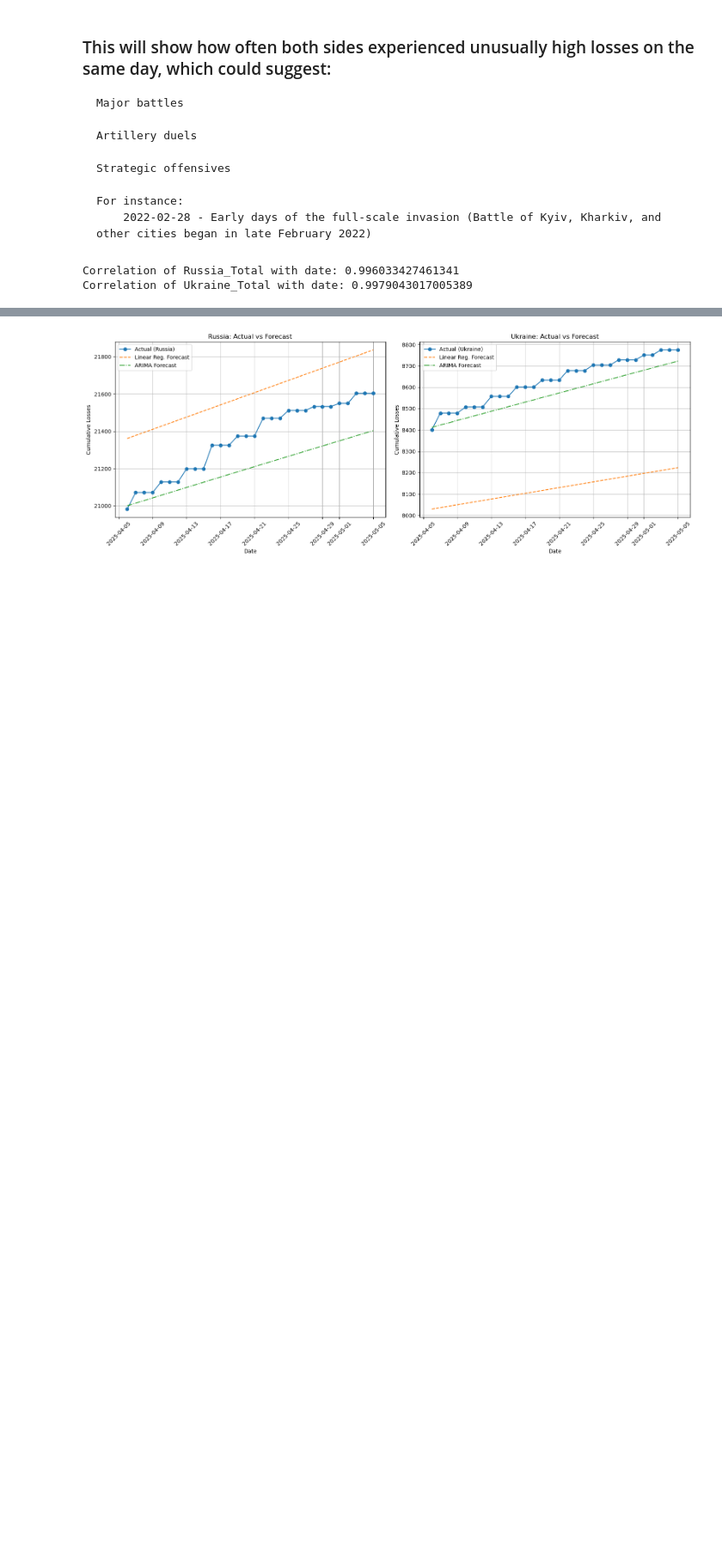
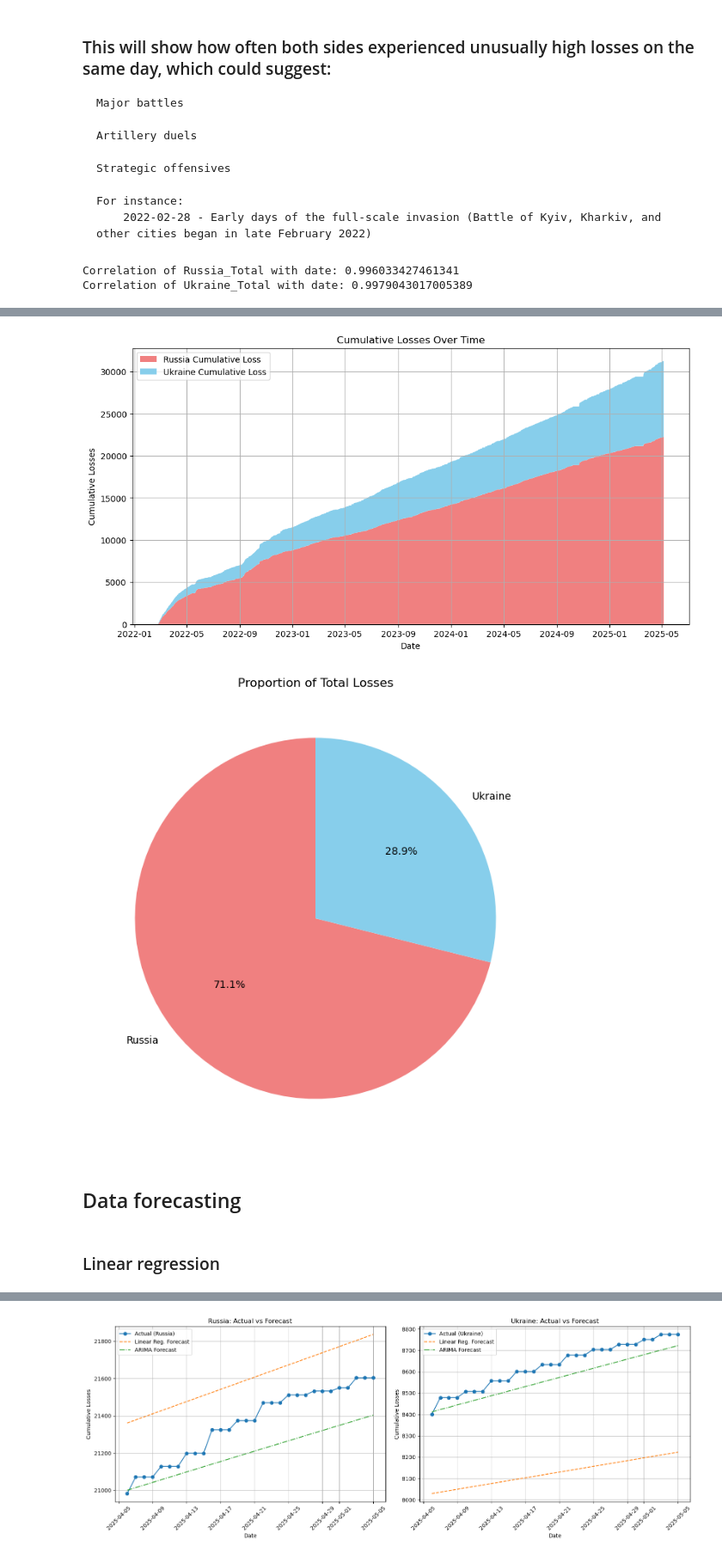
Before and after one commit to karmat314/Data-analytics-project, a Jupyter notebook: Rus-Ukr-Equipment/equipment_losses.ipynb, the cells around one changed output, grey strips where cells are left out. Shown at 86% size. Cells and saved outputs as stored; diff of their text form; code cells hidden in the pictures; blank space fills up the shorter version.

```diff
--- a/Rus-Ukr-Equipment/equipment_losses.ipynb
+++ b/Rus-Ukr-Equipment/equipment_losses.ipynb
@@ -370,0 +411,16 @@ Correlation of Ukraine_Total with date: 0.9979043017005389
+# %%
+df['Russia_Daily_Increase'] = df['Russia_Total'].diff().fillna(0).clip(lower=0)
+df['Ukraine_Daily_Increase'] = df['Ukraine_Total'].diff().fillna(0).clip(lower=0)
+
+# Sum of daily increases (total losses over the period)
+russia_total_loss = df['Russia_Daily_Increase'].sum()
+ukraine_total_loss = df['Ukraine_Daily_Increase'].sum()
+
+# Average daily loss (mean of daily increases)
+russia_avg_daily_loss = df['Russia_Daily_Increase'].mean()
+ukraine_avg_daily_loss = df['Ukraine_Daily_Increase'].mean()
+
+print(f"Russia total loss: {russia_total_loss}")
+print(f"Ukraine total loss: {ukraine_total_loss}")
+print(f"Russia average daily loss: {russia_avg_daily_loss:.2f}")
+print(f"Ukraine average daily loss: {ukraine_avg_daily_loss:.2f}")
@@ -371,3 +432,37 @@ Correlation of Ukraine_Total with date: 0.9979043017005389
+# %%
+plt.figure(figsize=(12, 6))
+
+plt.stackplot(
+    df.index,
+    df['Russia_Daily_Increase'].cumsum(),
+    df['Ukraine_Daily_Increase'].cumsum(),
+    labels=['Russia Cumulative Loss', 'Ukraine Cumulative Loss'],
+    colors=['lightcoral', 'skyblue']
+)
+
+plt.title('Cumulative Losses Over Time')
+plt.xlabel('Date')
+plt.ylabel('Cumulative Losses')
+plt.legend(loc='upper left')
+plt.grid(True)
+plt.show()
+
+plt.figure(figsize=(8, 8))
+
+total_losses = [russia_total_loss, ukraine_total_loss]
+labels = ['Russia', 'Ukraine']
+colors = ['lightcoral', 'skyblue']
+
+plt.pie(total_losses, labels=labels, colors=colors, autopct='%1.1f%%', startangle=90)
+plt.title('Proportion of Total Losses')
+plt.show()
+# %% [output]
+[figure, added]
+[figure, added]
+# %% [markdown]
+## Data forecasting
+# %% [markdown]
+### Linear regression
 # %%
 import numpy as np
 import pandas as pd
```
Also changed, not shown: parts of 20 cells of this notebook, 10 other files.
